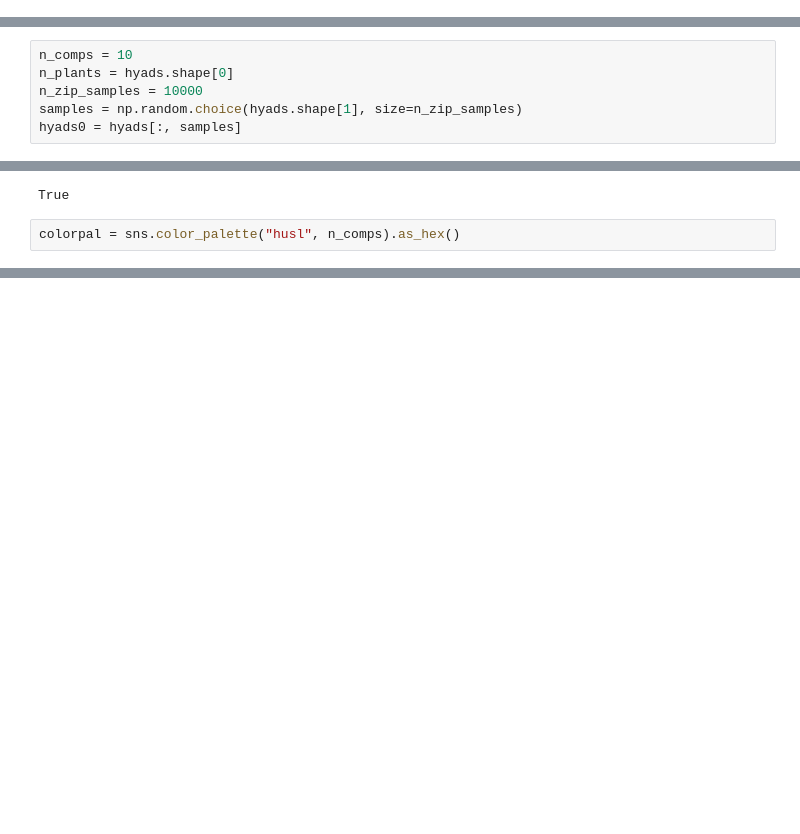
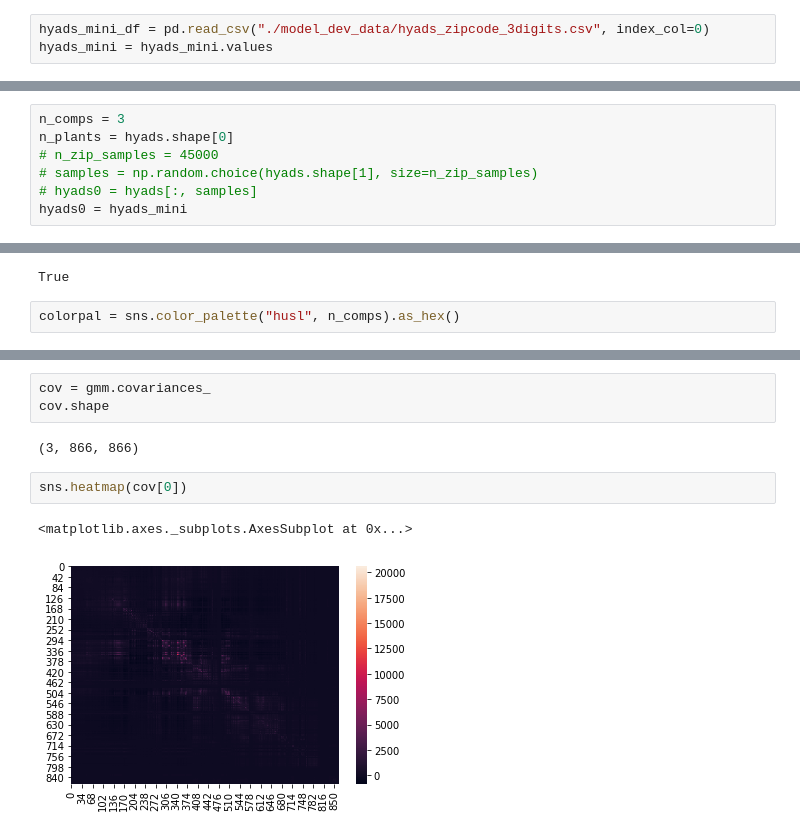
Before and after one commit to mauriciogtec/power-plants, a Jupyter notebook: hyads_mixture.ipynb, the cells around one changed output, grey strips where cells are left out. Cells and saved outputs as stored; diff of their text form; blank space fills up the shorter version.

```diff
--- a/hyads_mixture.ipynb
+++ b/hyads_mixture.ipynb
@@ -32,0 +33,3 @@ hyads3 = hyads.iloc[30001,:15000]
+# %%
+hyads_mini_df = pd.read_csv("./model_dev_data/hyads_zipcode_3digits.csv", index_col=0)
+hyads_mini = hyads_mini.values
@@ -77,11 +87,12 @@ m
 
 For now, let's fix the number of components
 # %%
-n_comps = 10
+n_comps = 3
 n_plants = hyads.shape[0]
-n_zip_samples = 10000
-samples = np.random.choice(hyads.shape[1], size=n_zip_samples)
-hyads0 = hyads[:, samples]
+# n_zip_samples = 45000
+# samples = np.random.choice(hyads.shape[1], size=n_zip_samples)
+# hyads0 = hyads[:, samples]
+hyads0 = hyads_mini
 # %%
 gmm = GaussianMixture(
     n_components=n_comps,
@@ -127 +143,11 @@ Num labels:  10
 [interactive output not drawn]
+# %%
+cov = gmm.covariances_
+cov.shape
+# %% [output]
+(3, 866, 866)
+# %%
+sns.heatmap(cov[0])
+# %% [output]
+<matplotlib.axes._subplots.AxesSubplot at 0x...>
+[figure, added]
```
Also changed, not shown: parts of 7 cells of this notebook, 3 other files.
